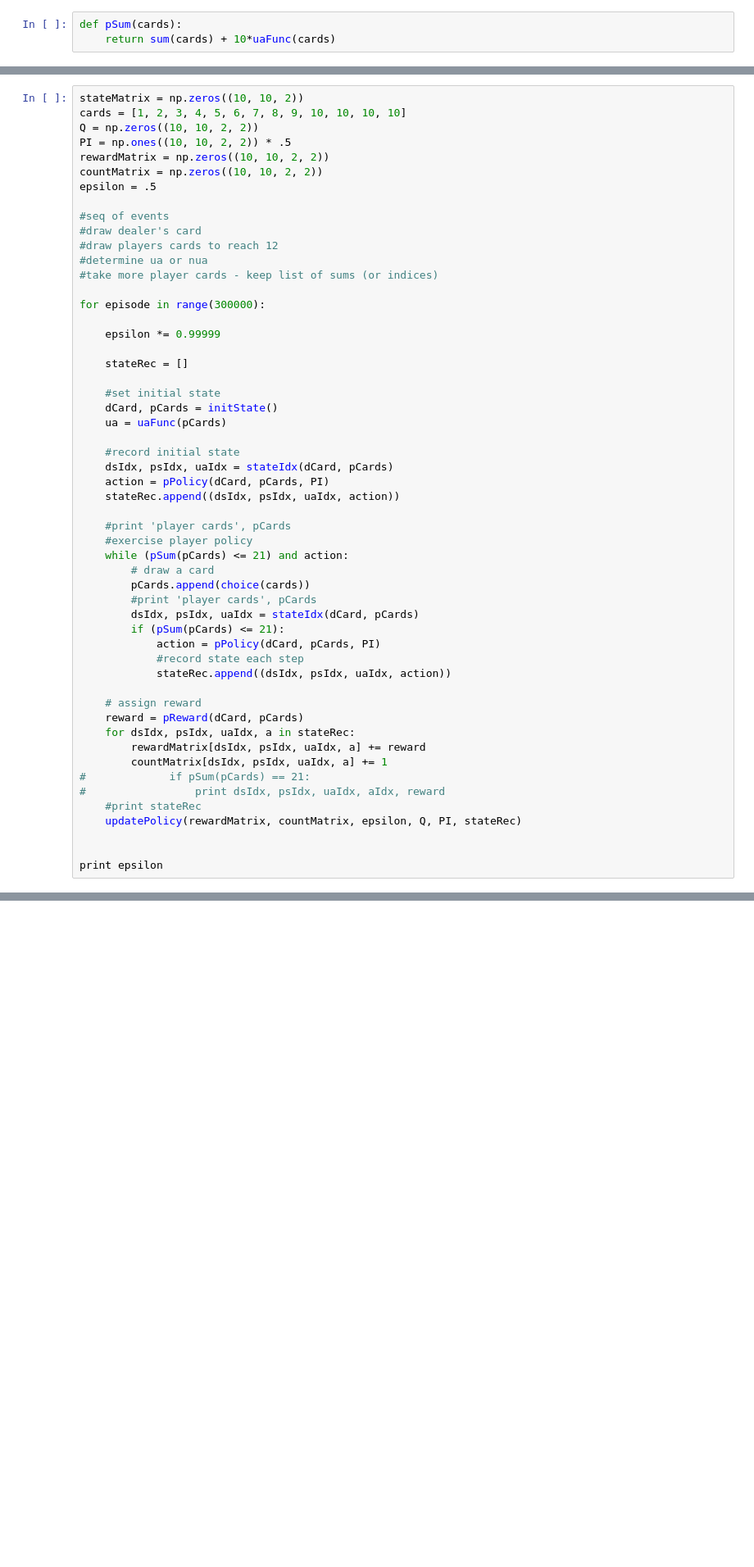
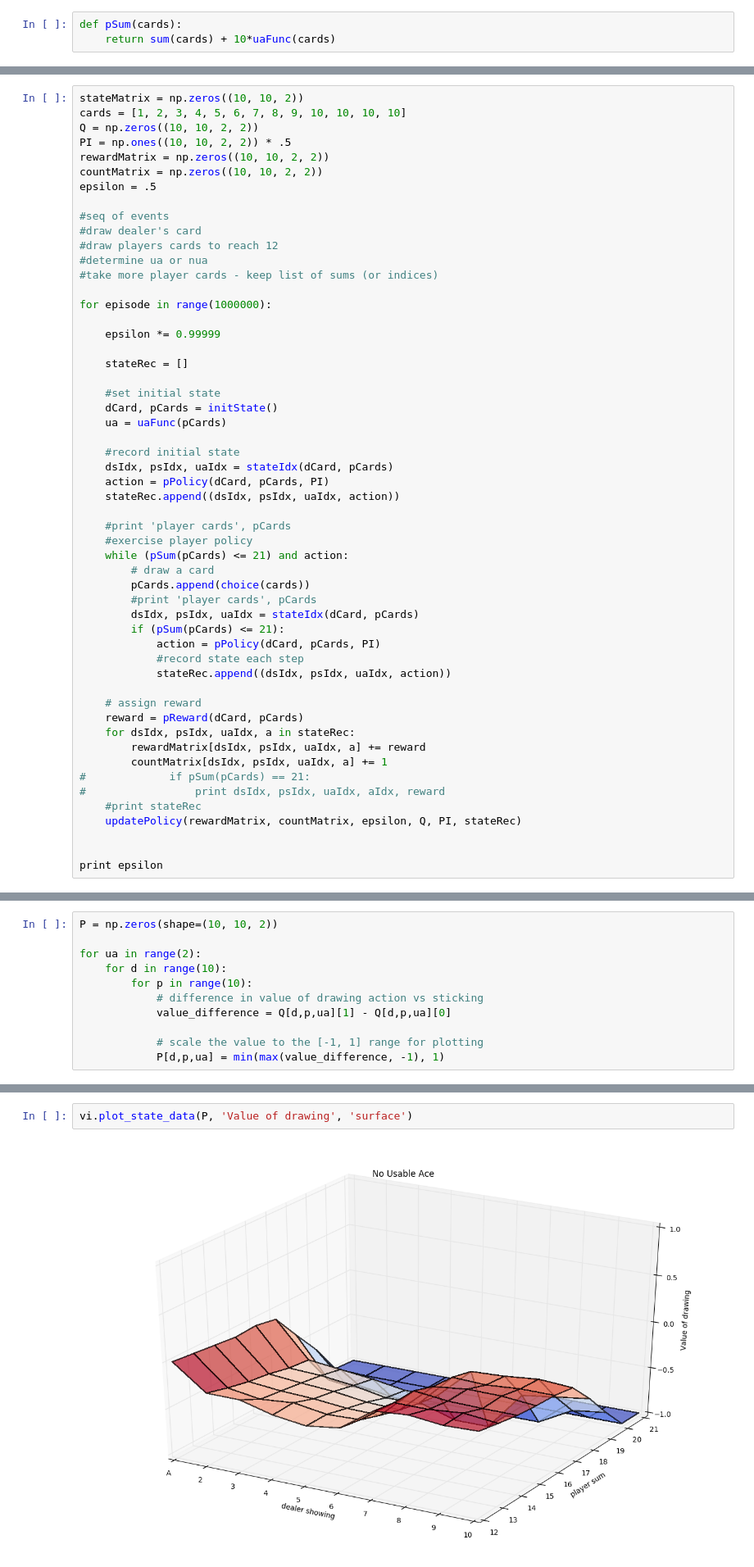
Before and after one commit to adriansarno/sutton-barto, a Jupyter notebook: 5/Ch5Ex5.4.ipynb, the cells around one changed output, grey strips where cells are left out. Shown at 82% size. Drawn from its saved outputs; the diff is of its cells as text; blank space fills up the shorter version.

Commit message:
tidy up visuals

```diff
--- a/5/Ch5Ex5.4.ipynb
+++ b/5/Ch5Ex5.4.ipynb
@@ -123,7 +97,7 @@ epsilon = .5
 #determine ua or nua
 #take more player cards - keep list of sums (or indices)
 
-for episode in range(300000):
+for episode in range(1000000):
 
     epsilon *= 0.99999
 
@@ -168,0 +149,11 @@ print epsilon
+# %%
+P = np.zeros(shape=(10, 10, 2))
+
+for ua in range(2):
+    for d in range(10):
+        for p in range(10):
+            # difference in value of drawing action vs sticking
+            value_difference = Q[d,p,ua][1] - Q[d,p,ua][0]
+
+            # scale the value to the [-1, 1] range for plotting
+            P[d,p,ua] = min(max(value_difference, -1), 1)
@@ -168,0 +162,4 @@ print epsilon
+# %%
+vi.plot_state_data(P, 'Value of drawing', 'surface')
+# %% [output]
+[figure, added]
```
Also changed, not shown: parts of 26 cells of this notebook, 1 other file.
